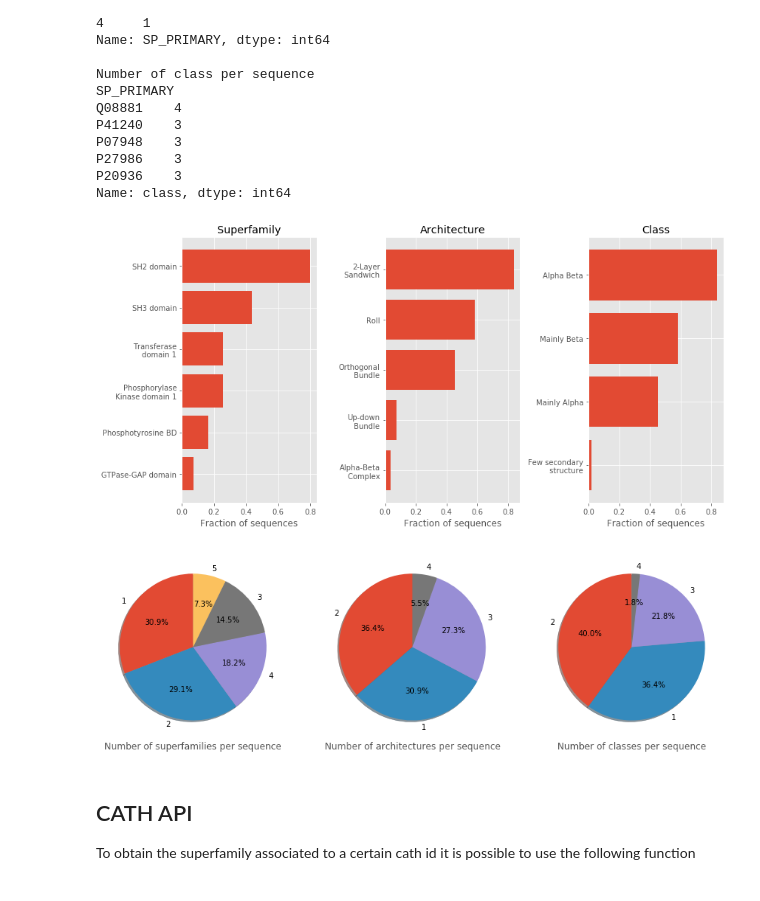
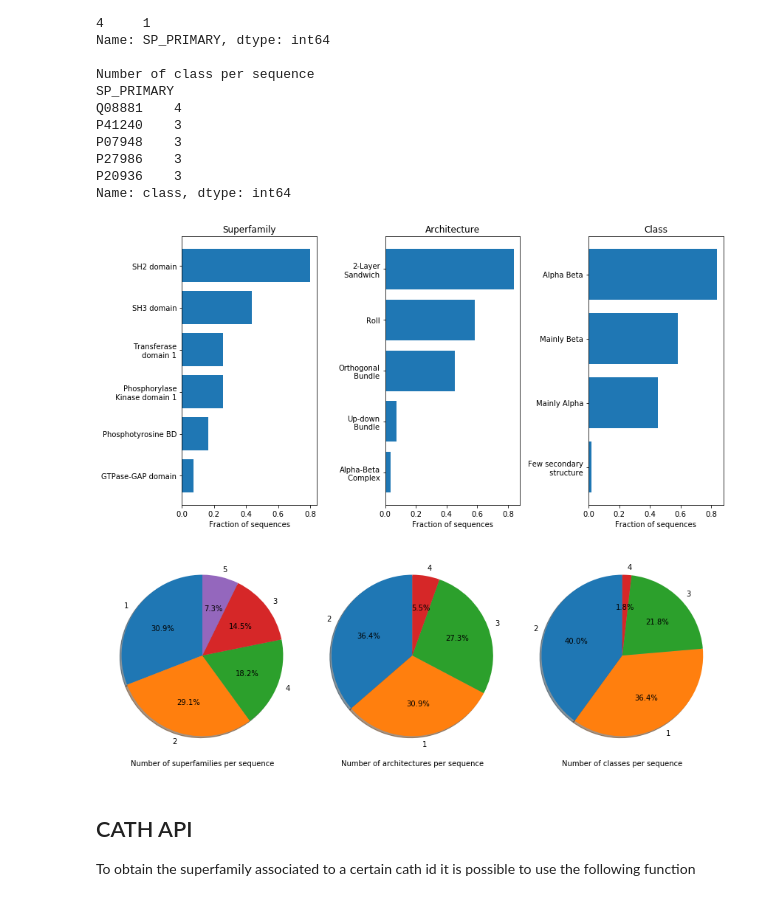
Before and after one commit to Mmiglio/BiologicalData, a Jupyter notebook: code/part2/CATH_statistics.ipynb, the cells around one changed output. Drawn from its saved outputs; the diff is of its cells as text; code cells hidden in the pictures.

```diff
--- a/code/part2/CATH_statistics.ipynb
+++ b/code/part2/CATH_statistics.ipynb
@@ -208,7 +208,7 @@ dic_name = {
 FIGURE_PATH = '../../figures/'
 # %%
 import matplotlib.pyplot as plt
-plt.style.use('ggplot')
+#plt.style.use('ggplot')
 
 
 # Fraction of entries where a certain structure has been observed
@@ -216,34 +216,34 @@ plt.style.use('ggplot')
 fig = plt.figure(figsize=(12,6))
 plt.subplot(131)
 res = stat_superfamily['domain_abundance'][:6]
 names = [dic_name[key] for key in res.index]
 plt.barh(y=names, width=res.values/num_unique_sequences)
 plt.gca().invert_yaxis()
 plt.title('Superfamily')
 plt.xlabel('Fraction of sequences')
 
 plt.subplot(132)
 res = stat_architecture['domain_abundance'][:6]
 names = [dic_name[key] for key in res.index]
 plt.barh(y=names, width=res.values/num_unique_sequences)
 plt.gca().invert_yaxis()
 plt.title('Architecture')
 plt.xlabel('Fraction of sequences')
 
 plt.subplot(133)
 res = stat_class['domain_abundance'][:6]
 names = [dic_name[key] for key in res.index]
 plt.barh(y=names, width=res.values/num_unique_sequences)
 plt.gca().invert_yaxis()
 plt.title('Class')
 plt.xlabel('Fraction of sequences')
 
 plt.tight_layout()
 plt.savefig(FIGURE_PATH + "CATH_classification.pdf")
 
 plt.show()
 # %% [output]
-[figure, old version]
+[figure, new version]
 # %%
 # Number of superfamilies/architectures/classes per sequence
 
@@ -271,7 +271,7 @@ plt.tight_layout()
 plt.savefig(FIGURE_PATH + "NumArchitectures_pie.pdf")
 plt.show()
 # %% [output]
-[figure, old version]
+[figure, new version]
 # %% [markdown]
 ## CATH API
 
```
Also changed, not shown: 12 other files.
